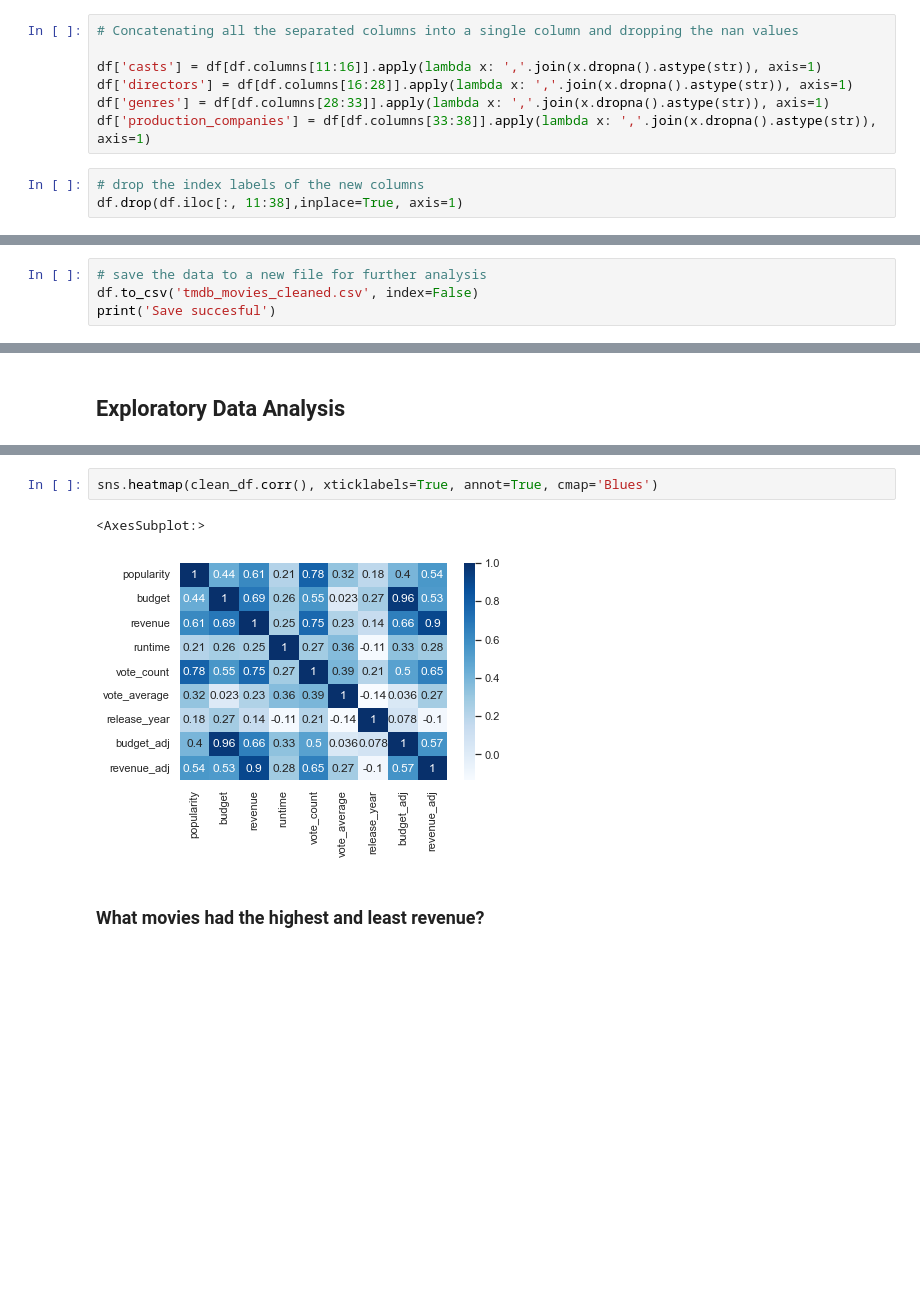
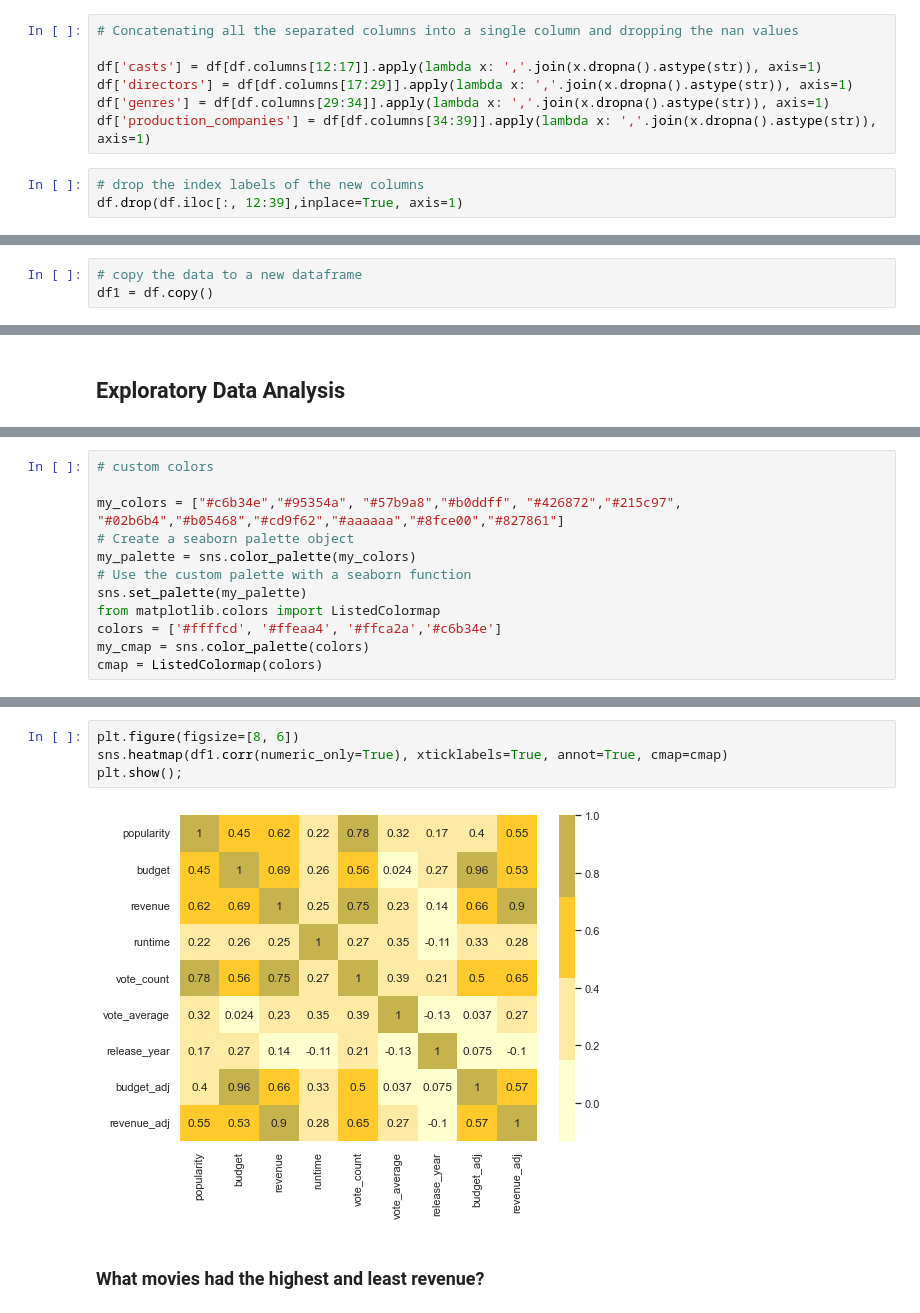
Before and after one commit to Abdulraqib20/TMDb-Movie-Analysis, a Jupyter notebook: tmdb_project.ipynb, the cells around one changed output, grey strips where cells are left out. Drawn from its saved outputs; the diff is of its cells as text; blank space fills up the shorter version.

```diff
--- a/tmdb_project.ipynb
+++ b/tmdb_project.ipynb
@@ -257,10 +277,10 @@ cols_to_find_pd = df.loc[:, 'production_companies_1':'production_companies_5']
 # %%
 # Concatenating all the separated columns into a single column and dropping the nan values
 
-df['casts'] = df[df.columns[11:16]].apply(lambda x: ','.join(x.dropna().astype(str)), axis=1)
-df['directors'] = df[df.columns[16:28]].apply(lambda x: ','.join(x.dropna().astype(str)), axis=1)
-df['genres'] = df[df.columns[28:33]].apply(lambda x: ','.join(x.dropna().astype(str)), axis=1)
-df['production_companies'] = df[df.columns[33:38]].apply(lambda x: ','.join(x.dropna().astype(str)), axis=1)
+df['casts'] = df[df.columns[12:17]].apply(lambda x: ','.join(x.dropna().astype(str)), axis=1)
+df['directors'] = df[df.columns[17:29]].apply(lambda x: ','.join(x.dropna().astype(str)), axis=1)
+df['genres'] = df[df.columns[29:34]].apply(lambda x: ','.join(x.dropna().astype(str)), axis=1)
+df['production_companies'] = df[df.columns[34:39]].apply(lambda x: ','.join(x.dropna().astype(str)), axis=1)
 # %%
 # drop the index labels of the new columns
-df.drop(df.iloc[:, 11:38],inplace=True, axis=1)
+df.drop(df.iloc[:, 12:39],inplace=True, axis=1)
@@ -267,4 +304,3 @@ df.drop(df.iloc[:, 11:38],inplace=True, axis=1)
 # %%
-# save the data to a new file for further analysis
-df.to_csv('tmdb_movies_cleaned.csv', index=False)
-print('Save succesful')
+# copy the data to a new dataframe
+df1 = df.copy()
@@ -342,0 +330,12 @@ clean_df.corr()
+# %%
+# custom colors
+
+my_colors = ["#c6b34e","#95354a", "#57b9a8","#b0ddff", "#426872","#215c97", "#02b6b4","#b05468","#cd9f62","#aaaaaa","#8fce00","#827861"]
+# Create a seaborn palette object
+my_palette = sns.color_palette(my_colors)
+# Use the custom palette with a seaborn function
+sns.set_palette(my_palette)
+from matplotlib.colors import ListedColormap
+colors = ['#ffffcd', '#ffeaa4', '#ffca2a','#c6b34e']
+my_cmap = sns.color_palette(colors)
+cmap = ListedColormap(colors)
@@ -343,7 +355,8 @@ clean_df.corr()
 # %%
-sns.heatmap(clean_df.corr(), xticklabels=True, annot=True, cmap='Blues')
+plt.figure(figsize=[8, 6])
+sns.heatmap(df1.corr(numeric_only=True), xticklabels=True, annot=True, cmap=cmap)
+plt.show();
 # %% [output]
-<AxesSubplot:>
-[figure, old version]
+[figure, new version]
 # %% [markdown]
 ### What movies had the highest and least revenue?
```
Also changed, not shown: parts of 100 cells of this notebook.
